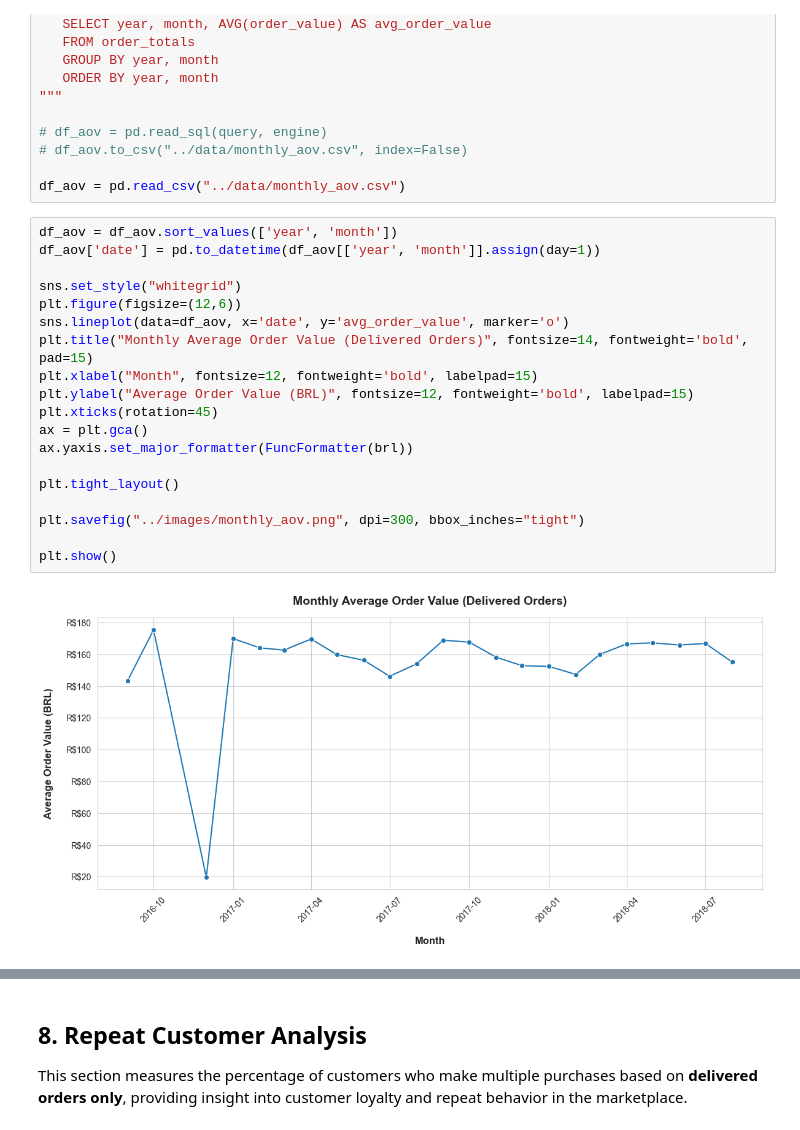
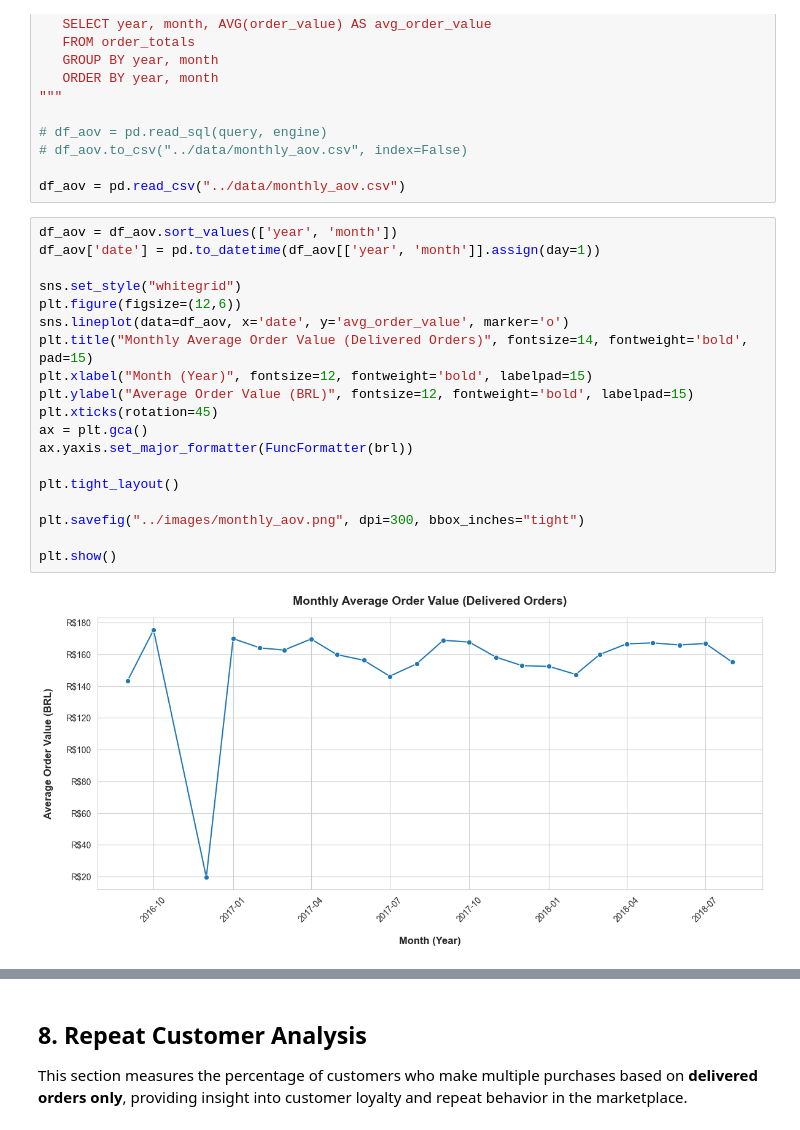
Before and after one commit to BrielleCS/Olist-Brazilian-Analysis, a Jupyter notebook: notebook/Olist_Brazilian_Analysis_CSV_version.ipynb, the cells around one changed output, grey strips where cells are left out. Drawn from its saved outputs; the diff is of its cells as text.

```diff
--- a/notebook/Olist_Brazilian_Analysis_CSV_version.ipynb
+++ b/notebook/Olist_Brazilian_Analysis_CSV_version.ipynb
@@ -685,24 +685,24 @@ df_aov = pd.read_csv("../data/monthly_aov.csv")
 # %%
 df_aov = df_aov.sort_values(['year', 'month'])
 df_aov['date'] = pd.to_datetime(df_aov[['year', 'month']].assign(day=1))
 
 sns.set_style("whitegrid")
 plt.figure(figsize=(12,6))
 sns.lineplot(data=df_aov, x='date', y='avg_order_value', marker='o')
 plt.title("Monthly Average Order Value (Delivered Orders)", fontsize=14, fontweight='bold', pad=15)
-plt.xlabel("Month", fontsize=12, fontweight='bold', labelpad=15)
+plt.xlabel("Month (Year)", fontsize=12, fontweight='bold', labelpad=15)
 plt.ylabel("Average Order Value (BRL)", fontsize=12, fontweight='bold', labelpad=15)
 plt.xticks(rotation=45)
 ax = plt.gca()
 ax.yaxis.set_major_formatter(FuncFormatter(brl))
 
 plt.tight_layout()
 
 plt.savefig("../images/monthly_aov.png", dpi=300, bbox_inches="tight")
 
 plt.show()
 # %% [output]
-[figure, old version]
+[figure, new version]
 # %% [markdown]
 ### Monthly AOV Insights
 - **Highest and Lowest Values**: The highest Average Order Value occurs in October 2016 (~R\\$175), while the lowest occurs in December 2016 (R\$19.62).
```
Also changed, not shown: parts of 10 cells of this notebook, 2 other files.
